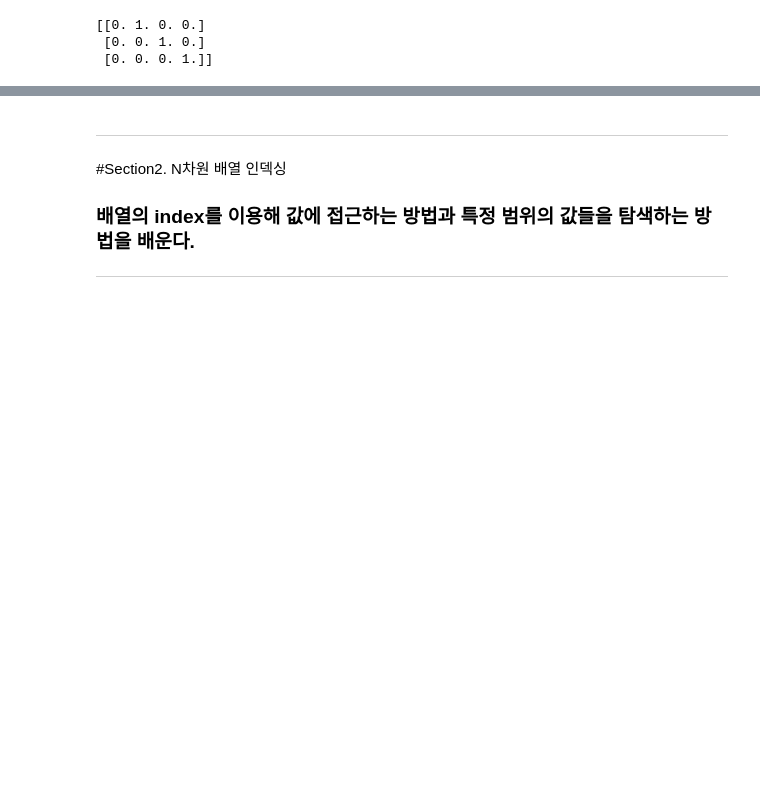
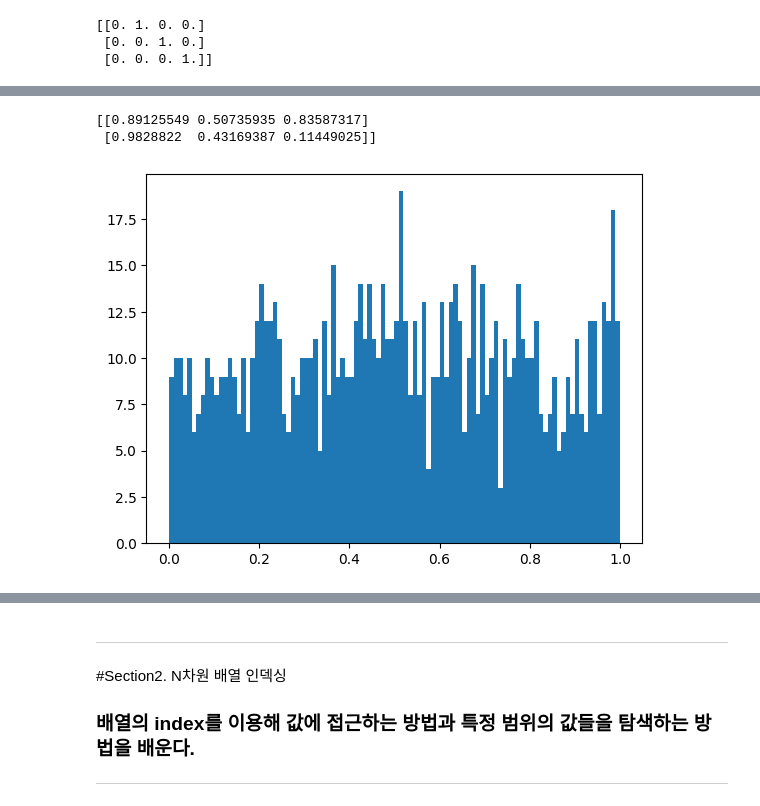
Before and after one commit to hajonghyun/inflearn_Numpy_Basic_for_ds, a Jupyter notebook: 1_numpy.ipynb, the cells around one changed output, grey strips where cells are left out. Saved outputs shown, nothing was run; the diff lists cells and outputs as text; code cells hidden in the pictures; blank space fills up the shorter version.

```diff
--- a/1_numpy.ipynb
+++ b/1_numpy.ipynb
@@ -155,0 +341,12 @@ print(arr)
+# %%
+arr = np.random.rand(2,3)
+print(arr)
+# %% [output]
+[[0.89125549 0.50735935 0.83587317]
+ [0.9828822  0.43169387 0.11449025]]
+# %%
+arr = np.random.rand(1000)
+plt.hist(arr,bins=100)
+plt.show()
+# %% [output]
+[figure, added]
```
Also changed, not shown: parts of 27 cells of this notebook.
